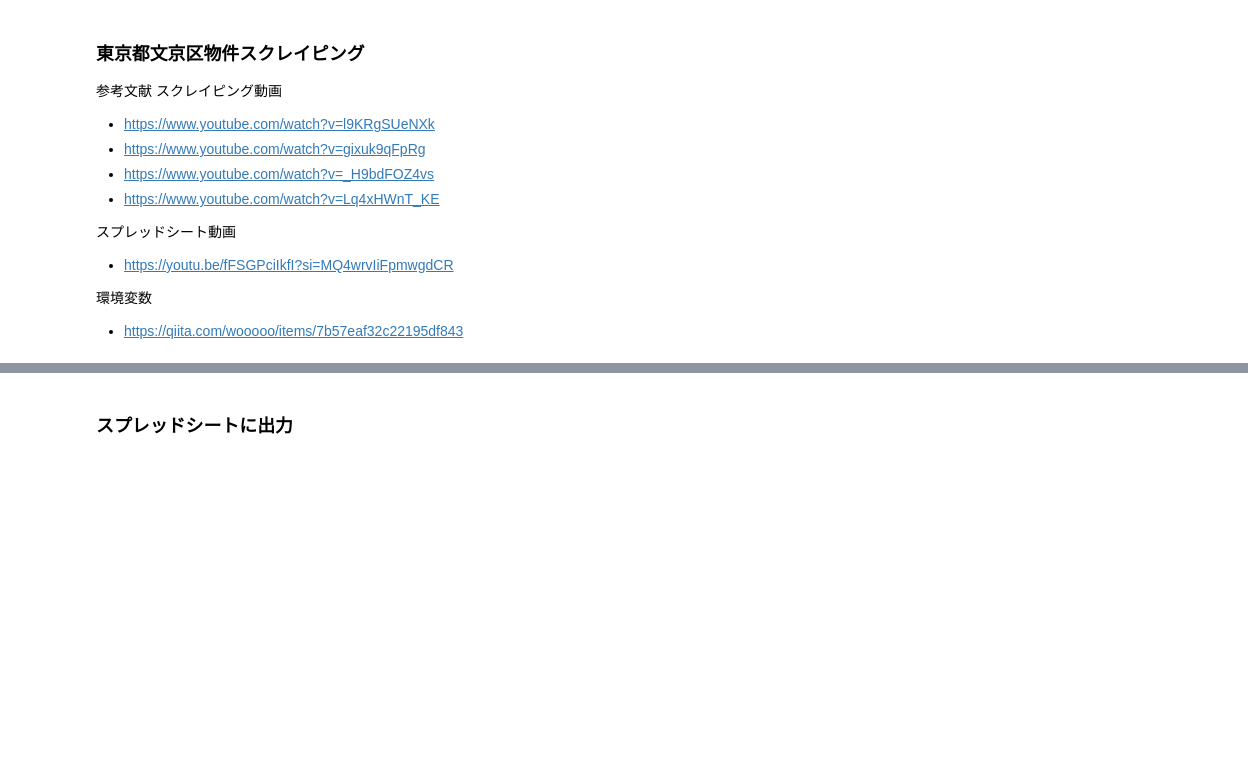
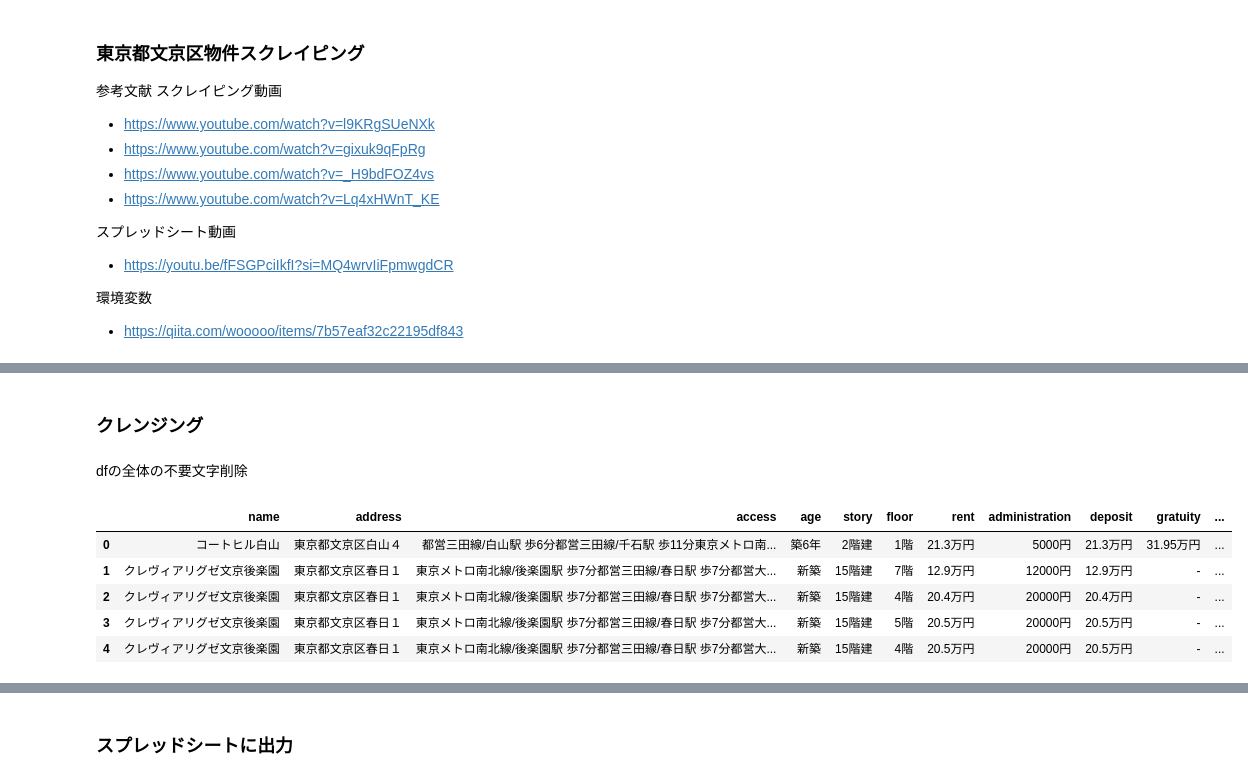
Before and after one commit to ShimizuMidori/Tech0-STEP3.1-SUUMO, a Jupyter notebook: suumo_scraping.ipynb, the cells around one changed output, grey strips where cells are left out. Cells and saved outputs as stored; diff of their text form; code cells hidden in the pictures; blank space fills up the shorter version.

```diff
--- a/suumo_scraping.ipynb
+++ b/suumo_scraping.ipynb
@@ -152,0 +167,25 @@ data_list[-1]
+# %% [markdown]
+### クレンジング
+# %% [markdown]
+dfの全体の不要文字削除
+# %%
+#DB全体の不要な文字を取り除く
+def remove_unwanted_chars(text):
+    if isinstance(text, str):
+        return re.sub('[\n\r\t]', '', text)
+    return text
+
+# データフレームのすべての要素に関数を適用
+df = df.applymap(remove_unwanted_chars)
+
+# 処理後のデータフレームの先頭５つを確認
+df.head()
+
+#df.applymap() : データフレーム全体に対して、カッコ内の関数を適応
+# %% [output]
+|  | name | address | access | age | story | floor | rent | administration | deposit | gratuity | ... |
+| 0 | コートヒル白山 | 東京都文京区白山４ | 都営三田線/白山駅 歩6分都営三田線/千石駅 歩11分東京メトロ南... | 築6年 | 2階建 | 1階 | 21.3万円 | 5000円 | 21.3万円 | 31.95万円 | ... |
+| 1 | クレヴィアリグゼ文京後楽園 | 東京都文京区春日１ | 東京メトロ南北線/後楽園駅 歩7分都営三田線/春日駅 歩7分都営大... | 新築 | 15階建 | 7階 | 12.9万円 | 12000円 | 12.9万円 | - | ... |
+| 2 | クレヴィアリグゼ文京後楽園 | 東京都文京区春日１ | 東京メトロ南北線/後楽園駅 歩7分都営三田線/春日駅 歩7分都営大... | 新築 | 15階建 | 4階 | 20.4万円 | 20000円 | 20.4万円 | - | ... |
+| 3 | クレヴィアリグゼ文京後楽園 | 東京都文京区春日１ | 東京メトロ南北線/後楽園駅 歩7分都営三田線/春日駅 歩7分都営大... | 新築 | 15階建 | 5階 | 20.5万円 | 20000円 | 20.5万円 | - | ... |
+| 4 | クレヴィアリグゼ文京後楽園 | 東京都文京区春日１ | 東京メトロ南北線/後楽園駅 歩7分都営三田線/春日駅 歩7分都営大... | 新築 | 15階建 | 4階 | 20.5万円 | 20000円 | 20.5万円 | - | ... |
```
Also changed, not shown: parts of 31 cells of this notebook.
